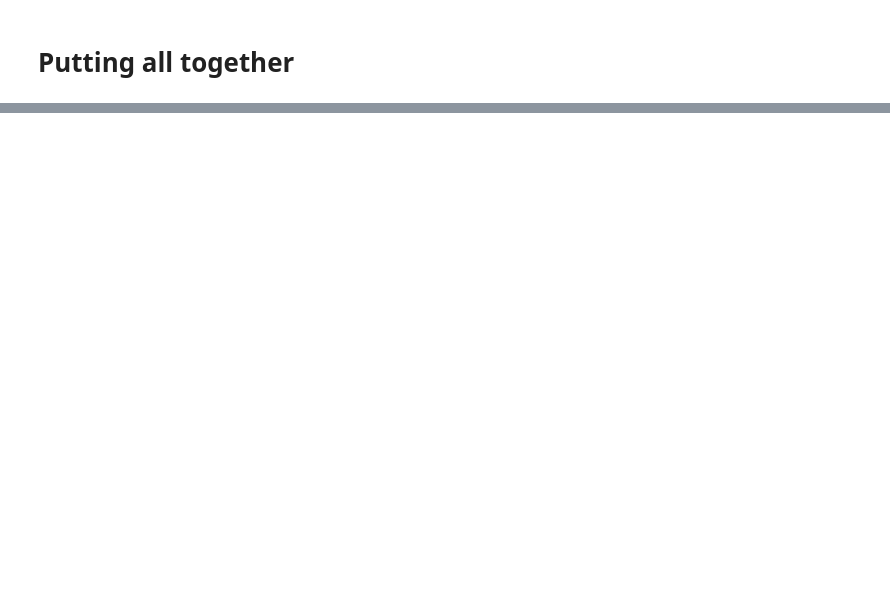
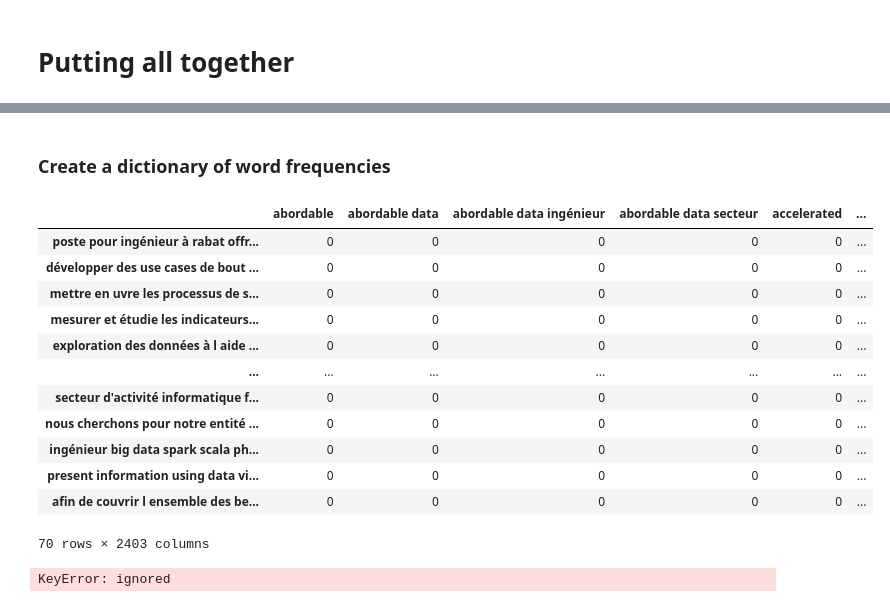
Before and after one commit to hibatallahk/WebScrapping, a Jupyter notebook: webTest2.ipynb, the cells around one changed output, grey strips where cells are left out. Cells and saved outputs as stored; diff of their text form; code cells hidden in the pictures; blank space fills up the shorter version.

```diff
--- a/webTest2.ipynb
+++ b/webTest2.ipynb
@@ -226,0 +640,57 @@ df.head()
+# %% [markdown]
+### Create a dictionary of word frequencies
+# %%
+# create a list of candidates
+summary = df.Summary.unique()
+#create a list of responses for each candidate using a list comprehension
+corpus = [' '.join(df[(df.Summary==candidate)].Summary.tolist()) for candidate in summary]
+
+# import CountVectorizer
+from sklearn.feature_extraction.text import CountVectorizer
+
+#instantiate a CountVectorizer object
+# utilize the new STOP_WORDS list
+cv=CountVectorizer( stop_words=STOPWORDS, ngram_range=(1, 3))
+
+# fit transform our text and create a dataframe with the result
+X = cv.fit_transform(corpus)
+X = X.toarray()
+
+bow=pd.DataFrame(X, columns = cv.get_feature_names())
+bow.index=summary
+# %%
+bow
+# %% [output]
+|  | abordable | abordable data | abordable data ingénieur | abordable data secteur | accelerated | ... |
+| poste pour ingénieur à rabat offr... | 0 | 0 | 0 | 0 | 0 | ... |
+| développer des use cases de bout ... | 0 | 0 | 0 | 0 | 0 | ... |
+| mettre en uvre les processus de s... | 0 | 0 | 0 | 0 | 0 | ... |
+| mesurer et étudie les indicateurs... | 0 | 0 | 0 | 0 | 0 | ... |
+| exploration des données à l aide ... | 0 | 0 | 0 | 0 | 0 | ... |
+| ... | ... | ... | ... | ... | ... | ... |
+| secteur d'activité informatique f... | 0 | 0 | 0 | 0 | 0 | ... |
+| nous cherchons pour notre entité ... | 0 | 0 | 0 | 0 | 0 | ... |
+| ingénieur big data spark scala ph... | 0 | 0 | 0 | 0 | 0 | ... |
+| present information using data vi... | 0 | 0 | 0 | 0 | 0 | ... |
+| afin de couvrir l ensemble des be... | 0 | 0 | 0 | 0 | 0 | ... |
+70 rows × 2403 columns
+# %%
+# create a pandas Series of the top 4000 most frequent words
+text=bow.loc['abordable'].sort_values(ascending=False)[:4000]
+
+# create a dictionary Note: you could pass the pandas Series directoy into the wordcloud object
+text2_dict=bow.loc['work'].sort_values(ascending=False).to_dict()
+
+# create the WordCloud object
+wordcloud = WordCloud(min_word_length =3,
+                      background_color='white')
+
+# generate the word cloud
+wordcloud.generate_from_frequencies(text2_dict)
+
+#plot
+plt.imshow(wordcloud, interpolation='bilinear')
+plt.axis('off')
+plt.show()
+# %% [output]
+KeyError: ignored
```
Also changed, not shown: parts of 44 cells of this notebook.
